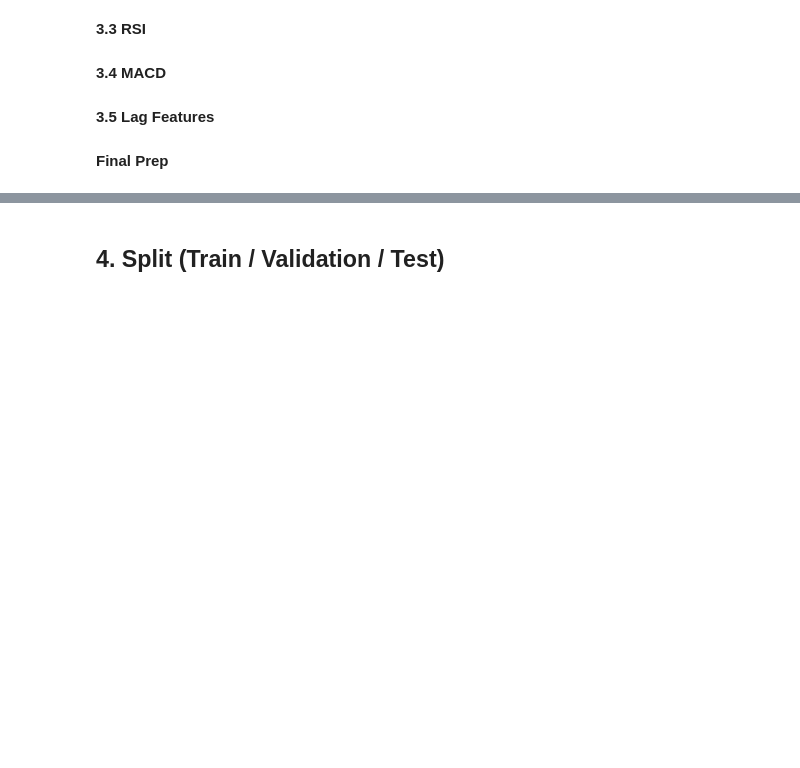
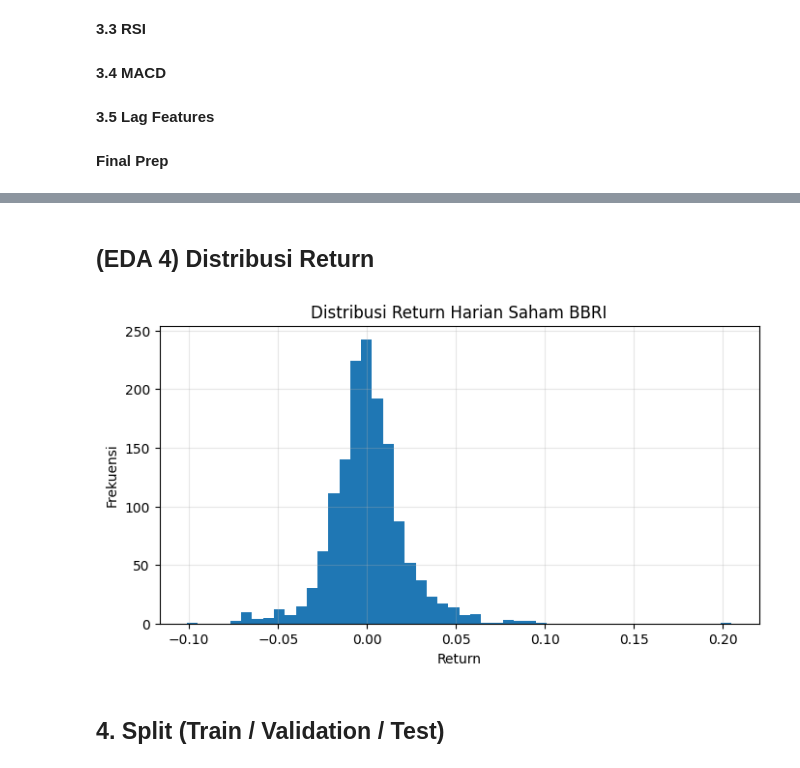
Before and after one commit to Anggirahdillah/bbri-ai, a Jupyter notebook: notebooks/preprocessing.ipynb, the cells around one changed output, grey strips where cells are left out. Cells and saved outputs as stored; diff of their text form; code cells hidden in the pictures; blank space fills up the shorter version.

```diff
--- a/notebooks/preprocessing.ipynb
+++ b/notebooks/preprocessing.ipynb
@@ -104,3 +146,15 @@ df_prepared.head()
+# %% [markdown]
+## **(EDA 4) Distribusi Return**
+# %%
+plt.figure(figsize=(8,4))
+df_clean['returns'].dropna().hist(bins=50)
+plt.title('Distribusi Return Harian Saham BBRI')
+plt.xlabel('Return')
+plt.ylabel('Frekuensi')
+plt.grid(alpha=0.3)
+plt.show()
+# %% [output]
+[figure, added]
 # %% [markdown]
 ## **4. Split (Train / Validation / Test)**
 # %%
```
Also changed, not shown: parts of 9 cells of this notebook, 20 other files.
